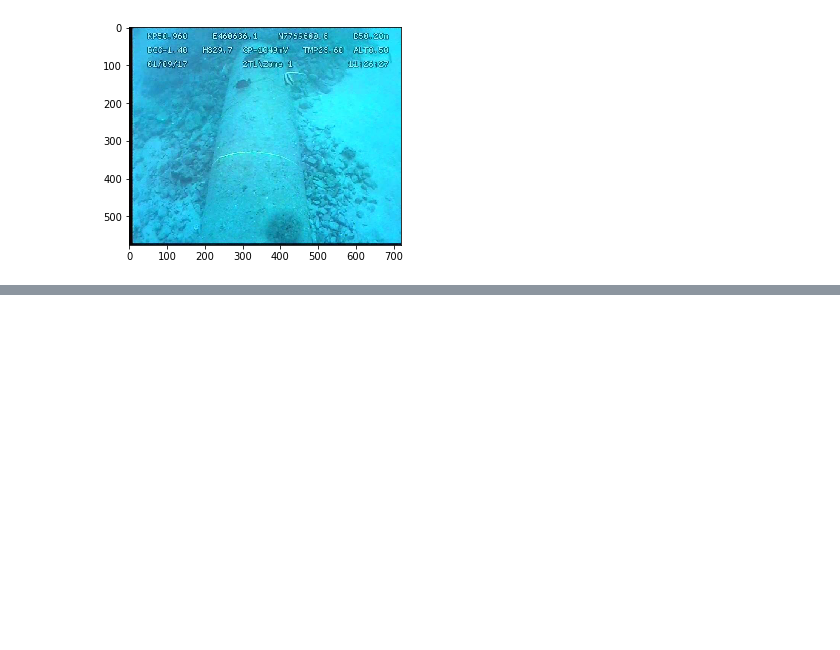
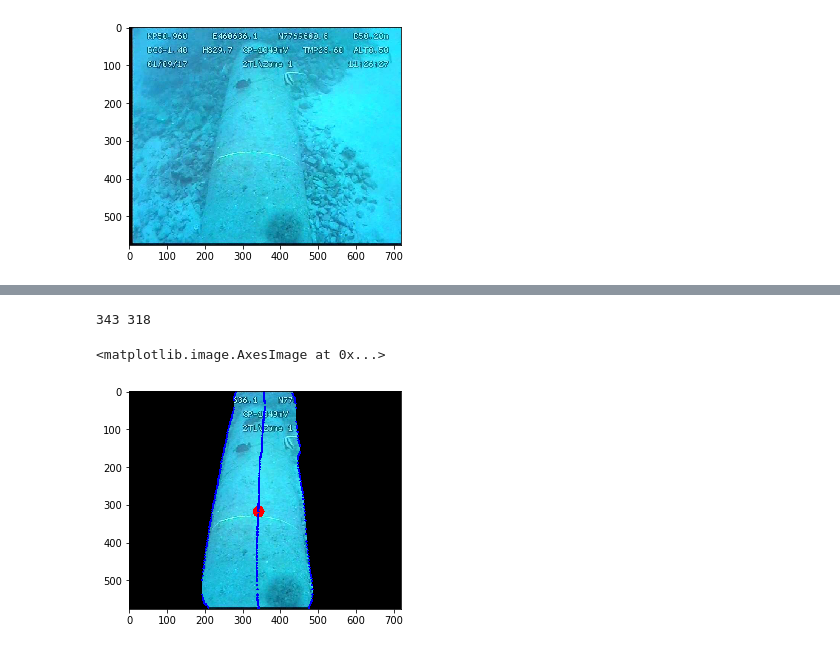
Before and after one commit to saeidp/Temp, a Jupyter notebook: pipeTracker/pipe-tracker.ipynb, the cells around one changed output, grey strips where cells are left out. Cells and saved outputs as stored; diff of their text form; code cells hidden in the pictures; blank space fills up the shorter version.

```diff
--- a/pipeTracker/pipe-tracker.ipynb
+++ b/pipeTracker/pipe-tracker.ipynb
@@ -79,0 +73,71 @@ plt.imshow(final, cmap='gray')
+# %%
+import numpy as np
+import cv2
+
+
+def skeletonize(image):
+    img = image.copy()
+    size = np.size(img)
+    skel = np.zeros(img.shape,np.uint8)
+
+    ret,img = cv2.threshold(img,127,255,0)
+    element = cv2.getStructuringElement(cv2.MORPH_ELLIPSE,(3,3))
+    done = False
+
+    #img =cv2.bitwise_not(img)
+    original = img
+
+    while( not done):
+        eroded = cv2.erode(img,element)
+        temp = cv2.dilate(eroded,element)
+        temp = cv2.subtract(img,temp)
+        skel = cv2.bitwise_or(skel,temp)
+        img = eroded.copy()
+
+        zeros = size - cv2.countNonZero(img)
+        if zeros==size:
+            done = True
+
+    return skel, cv2.dilate(skel, element)
+
+
+def collapse_contours(contours):
+    contours = np.vstack(contours)
+    contours = contours.squeeze()
+    return contours
+
+
+def get_rough_contour(image):
+    """Return rough contour of character.
+    image: Grayscale image.
+    """
+    img = image.copy()
+    im2, contours, h = cv2.findContours(img, cv2.RETR_EXTERNAL, cv2.CHAIN_APPROX_SIMPLE)
+    contour = collapse_contours(contours)
+    return contour
+
+
+def draw_contour(image, contour, colors=(255, 0, 0)):
+    for p in contour:
+        cv2.circle(image, tuple(p), 1, colors, 2)
+
+contourMask  = get_rough_contour(mask)
+M = cv2.moments(contourMask)
+if (M['m00'] != 0):
+    cx = int(M['m10']/M['m00'])
+    cy = int(M['m01']/M['m00'])
+    print(cx, cy)
+    cv2.circle(final, (cx,cy), 0,(0,0,255), 30)
+
+skeleton, dskeleton = skeletonize(mask)
+contourSkeleton  = get_rough_contour(skeleton)
+draw_contour(final, contourSkeleton)
+
+
+draw_contour(final, contourMask)
+
+plt.imshow(cv2.cvtColor(final, cv2.COLOR_BGR2RGB))
+# %% [output]
+343 318
+<matplotlib.image.AxesImage at 0x...>
+[figure, added]
```
Also changed, not shown: parts of 6 cells of this notebook, 6 other files.
